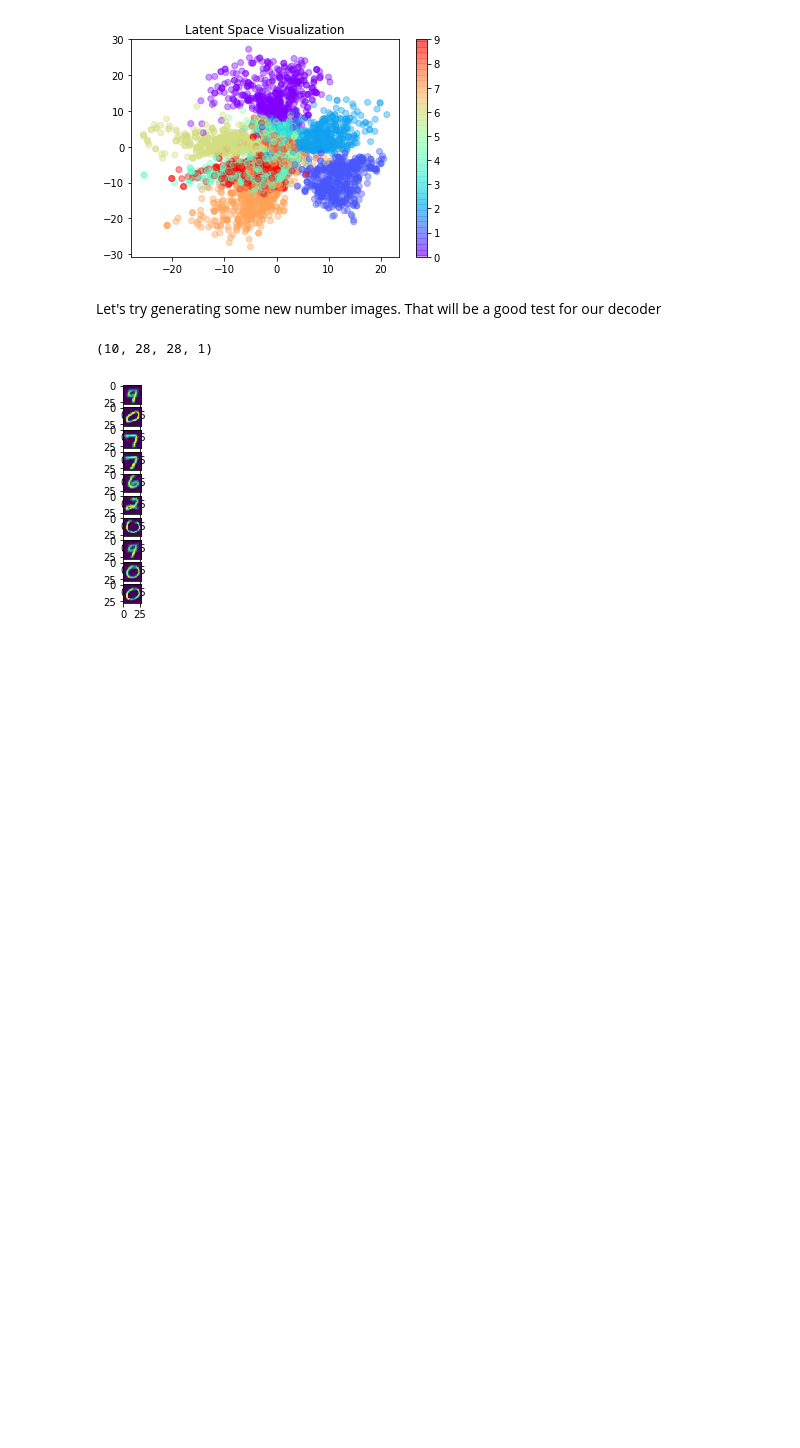
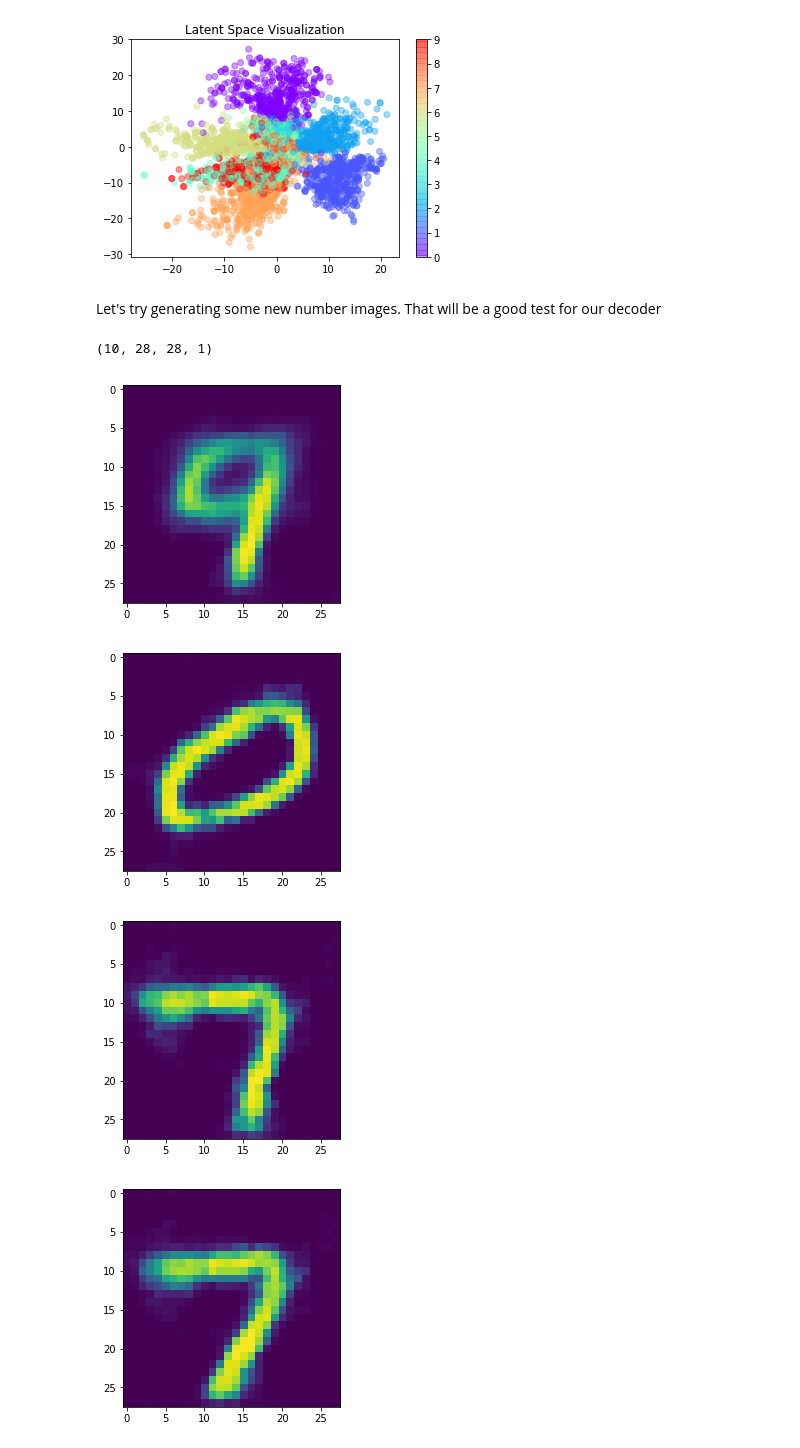
Before and after one commit to vaibhav369/generative-deep-learning, a Jupyter notebook: autoencoder/autoencoder.ipynb, the cells around one changed output. Saved outputs shown, nothing was run; the diff lists cells and outputs as text; code cells hidden in the pictures; blank space fills up the shorter version.

```diff
--- a/autoencoder/autoencoder.ipynb
+++ b/autoencoder/autoencoder.ipynb
@@ -275,8 +275,11 @@ generated_digit_imgs.shape
 # %%
 generated_digit_imgs = np.squeeze(generated_digit_imgs)
 
 for digit in generated_digit_imgs:
     plt.imshow(digit)
-    plt.show
+    plt.show()
 # %% [output]
-[figure, old version]
+[figure, new version]
+[figure, added]
+[figure, added]
+[figure, added]
```
Also changed, not shown: parts of 2 cells of this notebook, 1 other file.
